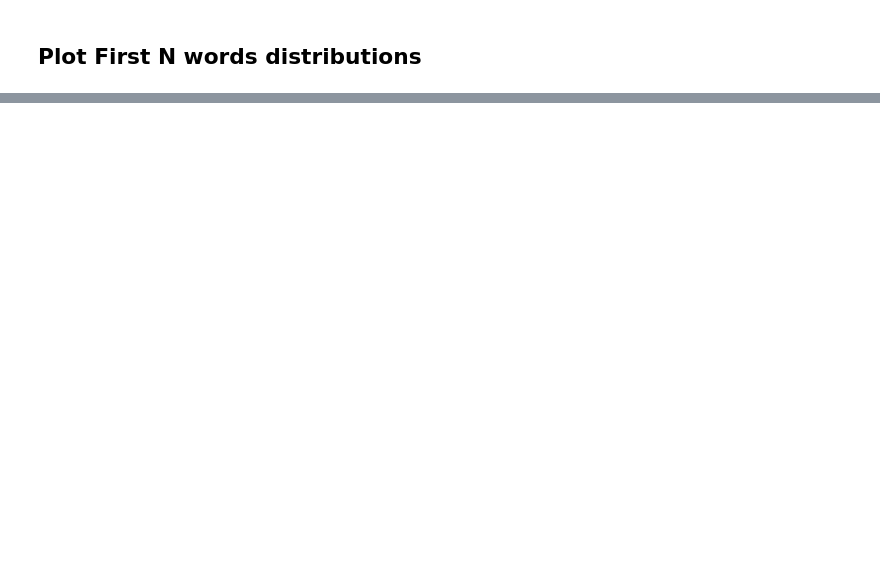
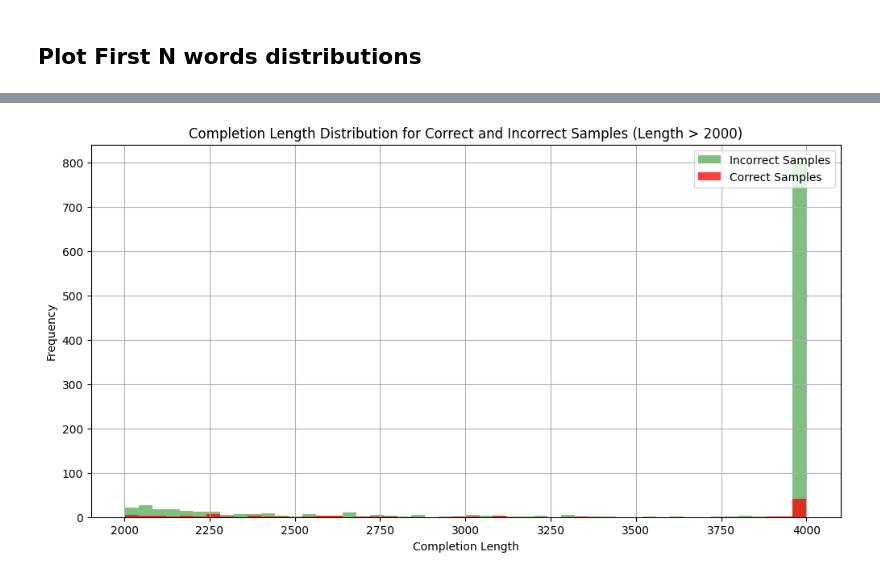
Before and after one commit to michaelnny/rl4llm, a Jupyter notebook: notebooks/analyze_samples.ipynb, the cells around one changed output, grey strips where cells are left out. Cells and saved outputs as stored; diff of their text form; code cells hidden in the pictures; blank space fills up the shorter version.

```diff
--- a/notebooks/analyze_samples.ipynb
+++ b/notebooks/analyze_samples.ipynb
@@ -245,0 +310,20 @@ plt.show()
+# %%
+# Define the threshold for completion length
+threshold = 2000  # You can adjust this value as needed
+
+# Filter the correct and incorrect samples based on the threshold
+correct_samples_high_end = correct_samples[correct_samples['completion_length'] > threshold]
+incorrect_samples_high_end = incorrect_samples[incorrect_samples['completion_length'] > threshold]
+
+# Plot the histogram for completion length distribution for high-end samples
+plt.figure(figsize=(12, 6))
+plt.hist(incorrect_samples_high_end['completion_length'], bins=50, alpha=0.5, label='Incorrect Samples', color='g')
+plt.hist(correct_samples_high_end['completion_length'], bins=50, alpha=0.75, label='Correct Samples', color='r')
+plt.xlabel('Completion Length')
+plt.ylabel('Frequency')
+plt.title(f'Completion Length Distribution for Correct and Incorrect Samples (Length > {threshold})')
+plt.legend(loc='upper right')
+plt.grid(True)
+plt.show()
+# %% [output]
+[figure, added]
```
Also changed, not shown: parts of 11 cells of this notebook, 28 other files.
